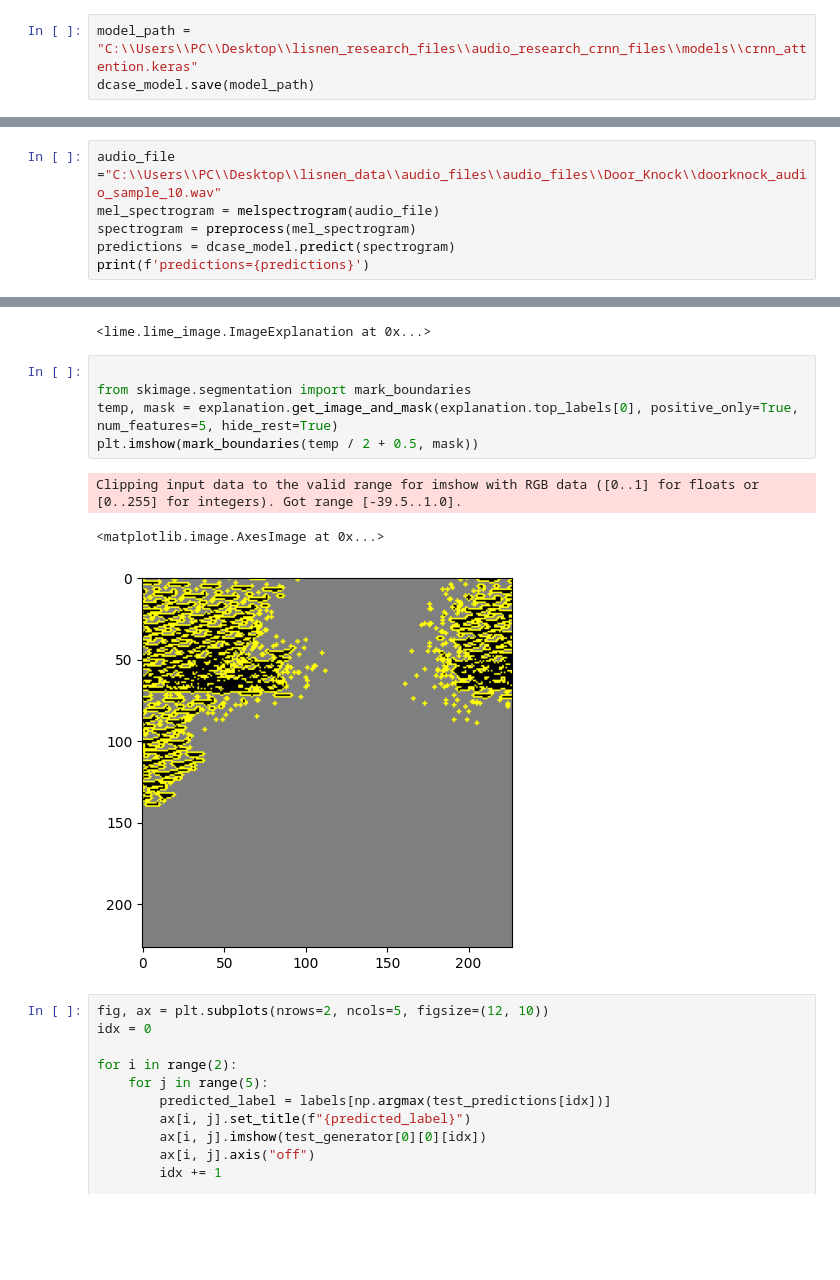
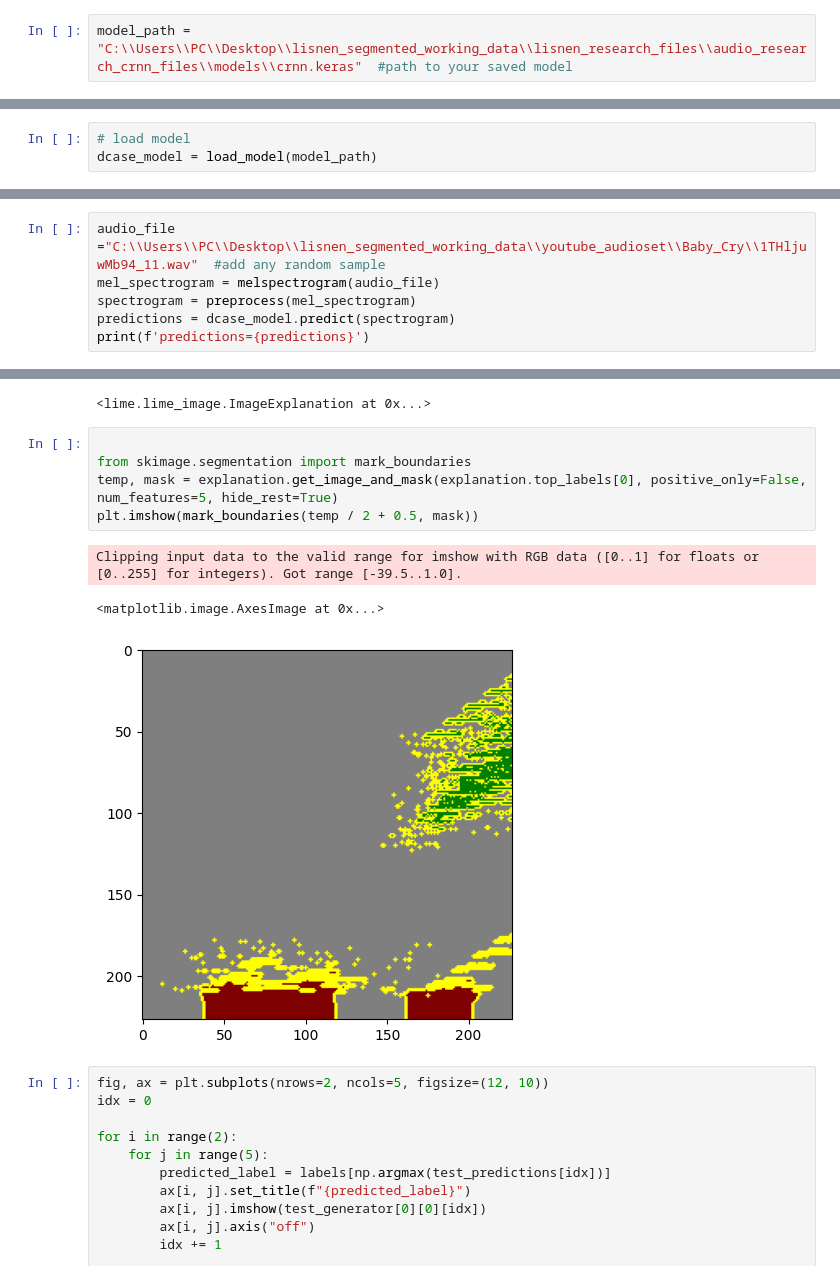
Before and after one commit to bharathchandrareddy/audio_research_crnn_files, a Jupyter notebook: Audio_Mel_Spectrogram_Image_CRNN_Model.ipynb, the cells around one changed output, grey strips where cells are left out. Drawn from its saved outputs; the diff is of its cells as text; blank space fills up the shorter version.

Commit message:
made changes to crnn code

```diff
--- a/Audio_Mel_Spectrogram_Image_CRNN_Model.ipynb
+++ b/Audio_Mel_Spectrogram_Image_CRNN_Model.ipynb
@@ -264,5 +264,4 @@ print(max(val_accuracy))
 # %% [markdown]
 # saving the model
 # %%
-model_path = "C:\\Users\\PC\\Desktop\\lisnen_research_files\\audio_research_crnn_files\\models\\crnn_attention.keras"
-dcase_model.save(model_path)
+model_path = "C:\\Users\\PC\\Desktop\\lisnen_segmented_working_data\\lisnen_research_files\\audio_research_crnn_files\\models\\crnn.keras"  #path to your saved model
@@ -269,3 +270,6 @@ dcase_model.save(model_path)
+# %%
+# load model
+dcase_model = load_model(model_path)
 # %%
 test_predictions = dcase_model.predict(test_generator)
 # %% [output]
@@ -288,7 +292,7 @@ def preprocess(spectrogram):
     spectrogram = np.expand_dims(spectrogram,axis=0) #adding batch_size to the dimension
     return spectrogram
 # %%
-audio_file ="C:\\Users\\PC\\Desktop\\lisnen_data\\audio_files\\audio_files\\Door_Knock\\doorknock_audio_sample_10.wav"
+audio_file ="C:\\Users\\PC\\Desktop\\lisnen_segmented_working_data\\youtube_audioset\\Baby_Cry\\1THljuwMb94_11.wav"  #add any random sample
 mel_spectrogram = melspectrogram(audio_file)
 spectrogram = preprocess(mel_spectrogram)
 predictions = dcase_model.predict(spectrogram)
@@ -357,12 +358,12 @@ explanation
 # %%
 
 from skimage.segmentation import mark_boundaries
-temp, mask = explanation.get_image_and_mask(explanation.top_labels[0], positive_only=True, num_features=5, hide_rest=True)
+temp, mask = explanation.get_image_and_mask(explanation.top_labels[0], positive_only=False, num_features=5, hide_rest=True)
 plt.imshow(mark_boundaries(temp / 2 + 0.5, mask))
 # %% [output]
 Clipping input data to the valid range for imshow with RGB data ([0..1] for floats or [0..255] for integers). Got range [-39.5..1.0].
 <matplotlib.image.AxesImage at 0x...>
-[figure, old version]
+[figure, new version]
 # %%
 fig, ax = plt.subplots(nrows=2, ncols=5, figsize=(12, 10))
 idx = 0
```
Also changed, not shown: parts of 10 cells of this notebook.
